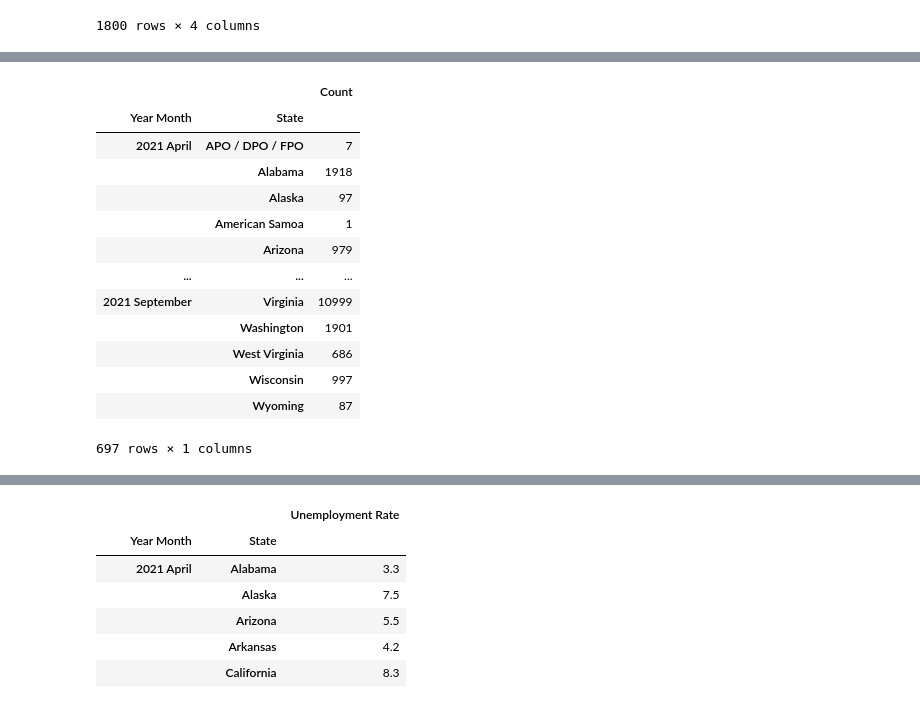
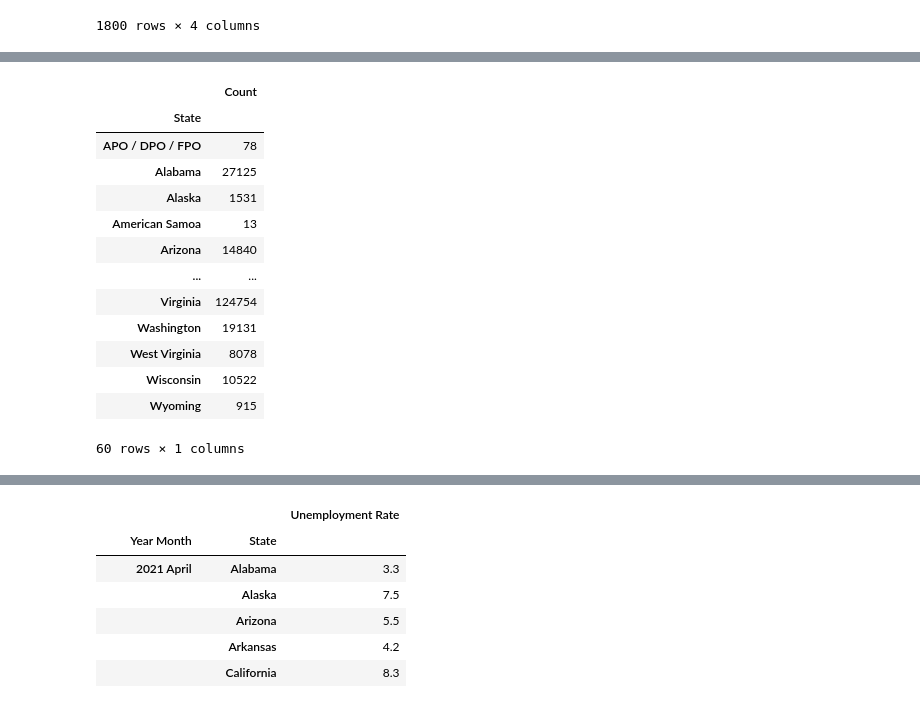
Before and after one commit to AkanSri/Project-1, a Jupyter notebook: Personal_Hakob/code_hakob.ipynb, the cells around one changed output, grey strips where cells are left out. Drawn from its saved outputs; the diff is of its cells as text; code cells hidden in the pictures.

```diff
--- a/Personal_Hakob/code_hakob.ipynb
+++ b/Personal_Hakob/code_hakob.ipynb
@@ -9,6 +9,9 @@ import hvplot.pandas
 from pathlib import Path
 import seaborn as sns
 %matplotlib inline
+from bokeh.models.formatters import DatetimeTickFormatter
+pd.set_option("display.max_rows", 10, "display.max_columns", None)
+
 
 
 series_list1 = {
@@ -124,22 +141,23 @@ csv_file.head()
 # %%
 csv_file = csv_file.reset_index()
+csv_file["Year Month"] = pd.to_datetime(csv_file["Year Month"], infer_datetime_format = True)
 
-grouped_stats = csv_file[["Year Month", "State", "Count"]].copy()
 
-grouped_stats = grouped_stats.groupby(["Year Month", "State"]).sum()
+grouped_stats = csv_file[["State", "Count"]].copy()
+grouped_stats = grouped_stats.groupby(["State"]).sum()
 grouped_stats
 # %% [output]
-|  |  | Count |
-| Year Month | State |  |
-| 2021 April | APO / DPO / FPO | 7 |
-|  | Alabama | 1918 |
-|  | Alaska | 97 |
-|  | American Samoa | 1 |
-|  | Arizona | 979 |
-| ... | ... | ... |
-| 2021 September | Virginia | 10999 |
-|  | Washington | 1901 |
-|  | West Virginia | 686 |
-|  | Wisconsin | 997 |
-|  | Wyoming | 87 |
+|  | Count |
+| State |  |
+| APO / DPO / FPO | 78 |
+| Alabama | 27125 |
+| Alaska | 1531 |
+| American Samoa | 13 |
+| Arizona | 14840 |
+| ... | ... |
+| Virginia | 124754 |
+| Washington | 19131 |
+| West Virginia | 8078 |
+| Wisconsin | 10522 |
+| Wyoming | 915 |
-697 rows × 1 columns
+60 rows × 1 columns
```
Also changed, not shown: parts of 21 cells of this notebook.
